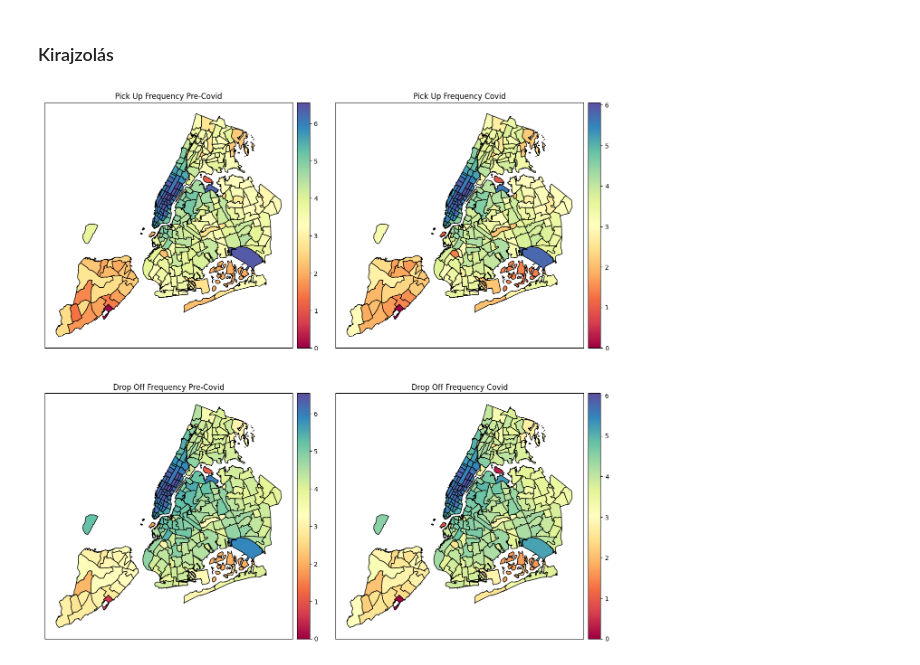
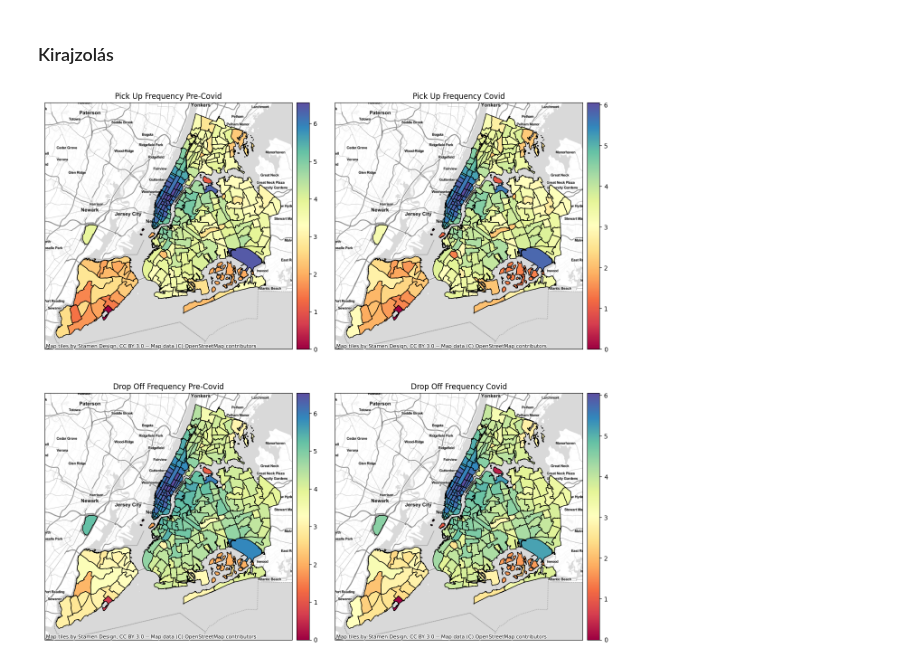
Before and after one commit to Donci31/big-data-group-project, a Jupyter notebook: nyc_map.ipynb, the cells around one changed output. Drawn from its saved outputs; the diff is of its cells as text; code cells hidden in the pictures.

```diff
--- a/nyc_map.ipynb
+++ b/nyc_map.ipynb
@@ -87,61 +88,40 @@ data['DOFrequencyC'] = np.log10(dropoff_covid).fillna(value=0)
 # %%
 from mpl_toolkits.axes_grid1.axes_divider import make_axes_locatable
 
 fig, ax = plt.subplots(2, 2, figsize=(13, 13))
 
 fig.tight_layout()
 
 ax[0, 0].title.set_text('Pick Up Frequency Pre-Covid')
 ax[0, 1].title.set_text('Pick Up Frequency Covid')
 
 ax[1, 0].title.set_text('Drop Off Frequency Pre-Covid')
 ax[1, 1].title.set_text('Drop Off Frequency Covid')
 
-for row in ax:
-    for column in row:
-        column.set_xticks([])
-        column.set_yticks([])
-
-data.plot(
-    cmap='Spectral',
-    column='PUFrequencyPrC',
-    ax=ax[0, 0],
-    edgecolor='black',
-    legend=True,
-    cax=(make_axes_locatable(ax[0, 0])
-         .append_axes("right", size="5%", pad=0.1))
+colour_array = np.array(
+    [['PUFrequencyPrC', 'PUFrequencyC'],
+     ['DOFrequencyPrC', 'DOFrequencyC']]
 )
 
-data.plot(
-    cmap='Spectral',
-    column='PUFrequencyC',
-    ax=ax[0, 1],
-    edgecolor='black',
-    legend=True,
-    cax=(make_axes_locatable(ax[0, 1])
-         .append_axes("right", size="5%", pad=0.1))
-)
+data_wm = data.to_crs(epsg=3857)
 
-data.plot(
-    cmap='Spectral',
-    column='DOFrequencyPrC',
-    ax=ax[1, 0],
-    edgecolor='black',
-    legend=True,
-    cax=(make_axes_locatable(ax[1, 0])
-         .append_axes("right", size="5%", pad=0.1))
-)
+for row in range(2):
+    for column in range(2):
+        ax[row, column].set_xticks([])
+        ax[row, column].set_yticks([])
 
-data.plot(
-    cmap='Spectral',
-    column='DOFrequencyC',
-    ax=ax[1, 1],
-    edgecolor='black',
-    legend=True,
-    cax=(make_axes_locatable(ax[1, 1])
-         .append_axes("right", size="5%", pad=0.1))
-)
+        coloured_map = data_wm.plot(
+            cmap='Spectral',
+            column=colour_array[row, column],
+            ax=ax[row, column],
+            edgecolor='black',
+            legend=True,
+            cax=(make_axes_locatable(ax[row, column])
+                 .append_axes("right", size="5%", pad=0.1))
+        )
+
+        cx.add_basemap(coloured_map, source=cx.providers.Stamen.TonerLite)
 
 plt.show()
 # %% [output]
-[figure, old version]
+[figure, new version]
```
Also changed, not shown: parts of 2 cells of this notebook.
